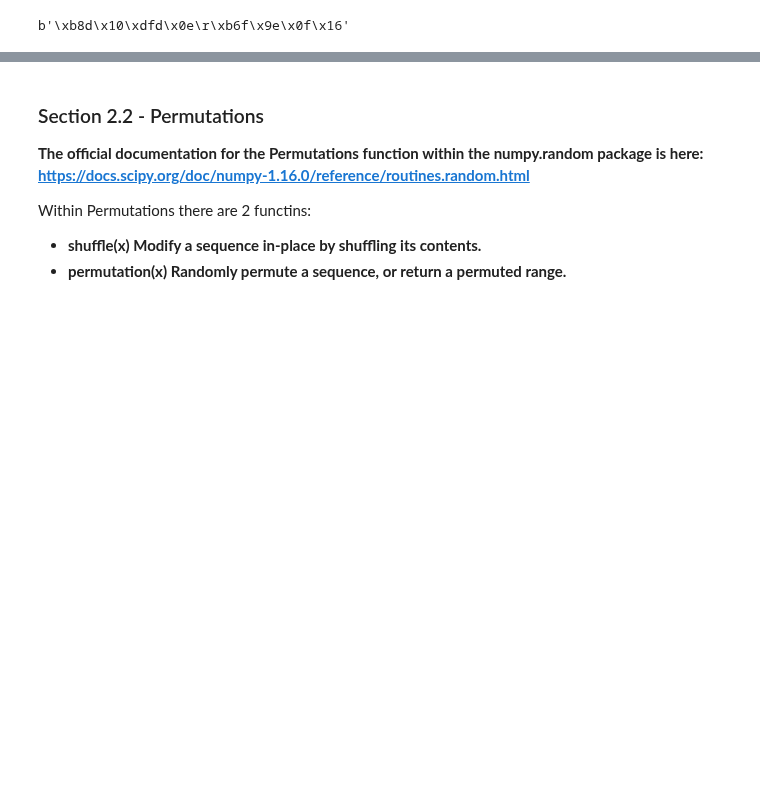
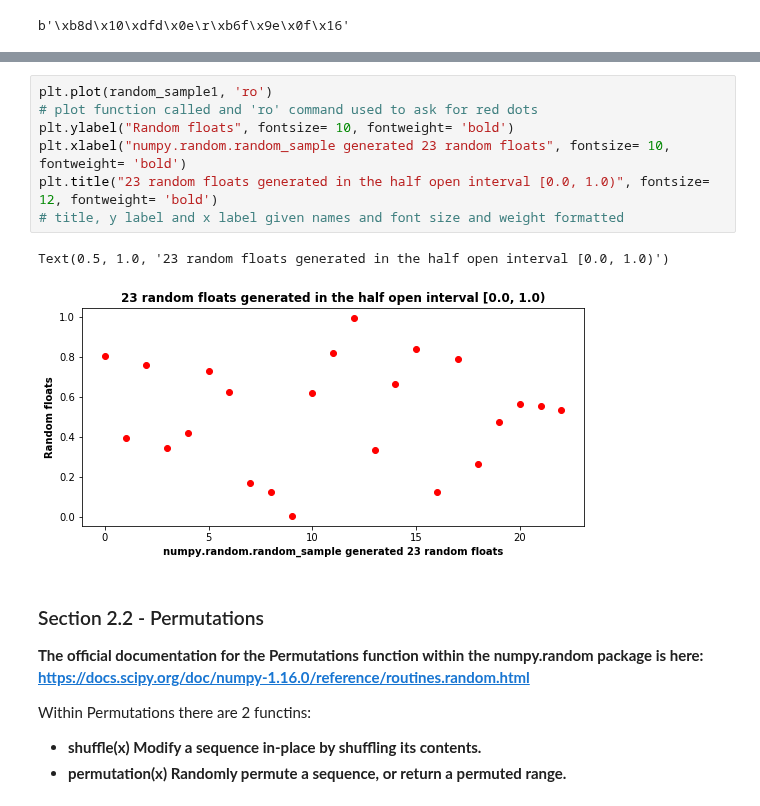
Before and after one commit to johndunne2019/numpy.random, a Jupyter notebook: numpy-random.ipynb, the cells around one changed output, grey strips where cells are left out. Saved outputs shown, nothing was run; the diff lists cells and outputs as text; blank space fills up the shorter version.

```diff
--- a/numpy-random.ipynb
+++ b/numpy-random.ipynb
@@ -328,3 +349,13 @@ Result when the user enters an argument:
+# %%
+plt.plot(random_sample1, 'ro')
+# plot function called and 'ro' command used to ask for red dots
+plt.ylabel("Random floats", fontsize= 10, fontweight= 'bold')
+plt.xlabel("numpy.random.random_sample generated 23 random floats", fontsize= 10, fontweight= 'bold')
+plt.title("23 random floats generated in the half open interval [0.0, 1.0)", fontsize= 12, fontweight= 'bold')
+# title, y label and x label given names and font size and weight formatted
+# %% [output]
+Text(0.5, 1.0, '23 random floats generated in the half open interval [0.0, 1.0)')
+[figure, added]
 # %% [markdown]
 ### Section 2.2 - Permutations
 
```
Also changed, not shown: parts of 11 cells of this notebook.
